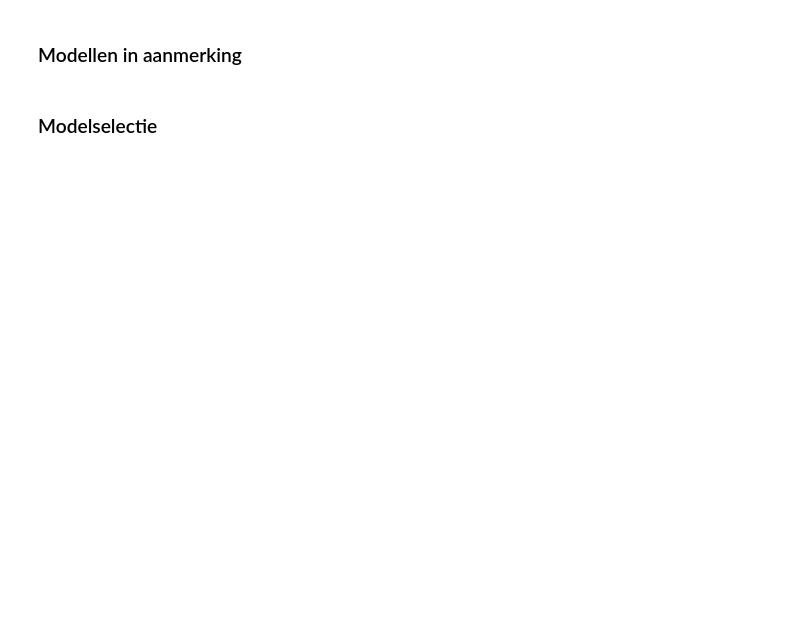
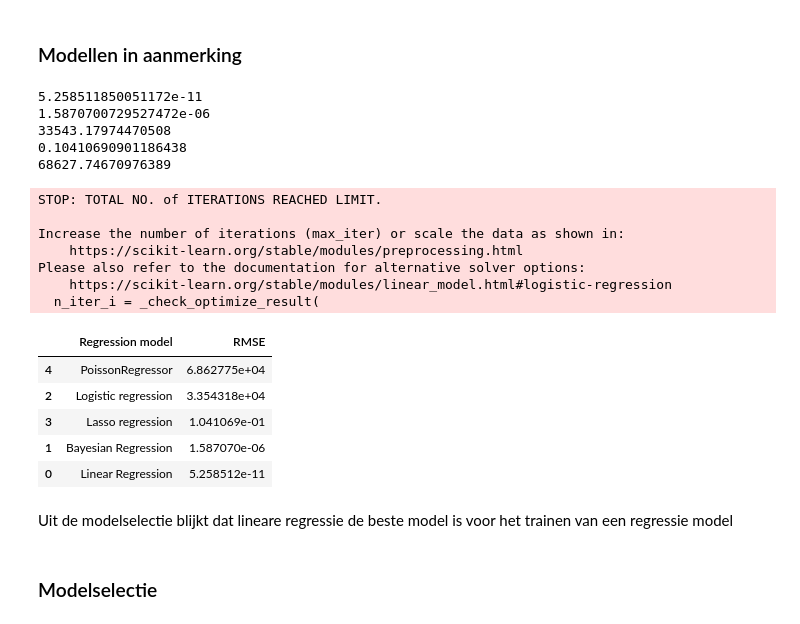
Before and after one commit to geoduin/HousePricePredictor, a Jupyter notebook: data_science_challenge.ipynb, the cells around one changed output. Cells and saved outputs as stored; diff of their text form; code cells hidden in the pictures; blank space fills up the shorter version.

```diff
--- a/data_science_challenge.ipynb
+++ b/data_science_challenge.ipynb
@@ -692,6 +692,9 @@ cleaned_data.head()
 # %%
 from sklearn.model_selection import train_test_split
 target = cleaned_data["SalePrice"]
-independent_variables = cleaned_data
-# Voorgestelde split 70/30
-x_train, x_validation, y_train, y_validation = train_test_split(cleaned_data, target, train_size=0.7, test_size=0.3)
+independent_variables = cleaned_data.drop("SalePrice", axis=1)
+# Split training en test/validatie sets 60 - 40 (20 - 20)
+x_train, x_valid_test, y_train, y_valid_test = train_test_split(cleaned_data, target, train_size=0.7, test_size=0.3)
+
+# Split van valid_test naar validatie en test set 50/50
+x_valid, x_test, y_valid, y_test = train_test_split(cleaned_data, target, train_size=0.5, test_size=0.5)
@@ -698,4 +721,65 @@ x_train, x_validation, y_train, y_validation = train_test_split(cleaned_data, ta
 # %% [markdown]
 ### Modellen in aanmerking
+# %%
+from sklearn.linear_model import LinearRegression, BayesianRidge, Lasso, LogisticRegression, PoissonRegressor
+from sklearn.metrics import root_mean_squared_error
+
+
+linear_model = LinearRegression()
+bayesian_model = BayesianRidge()
+lasso_model = Lasso()
+logistic_model = LogisticRegression()
+poison_model = PoissonRegressor()
+
+linear_model.fit(x_train, y_train)
+bayesian_model.fit(x_train, y_train)
+logistic_model.fit(x_train, y_train)
+
+lasso_model.fit(x_train, y_train)
+poison_model.fit(x_train, y_train)
+
+y_predicted = linear_model.predict(x_valid)
+y_bayesian_predicted = bayesian_model.predict(x_valid)
+y_logistic_predicted = logistic_model.predict(x_valid)
+y_lasso_predicted = lasso_model.predict(x_valid)
+y_poison_predicted = poison_model.predict(x_valid)
+
+rmse_linear = root_mean_squared_error(y_valid, y_predicted)
+rmse_bayesian = root_mean_squared_error(y_valid, y_bayesian_predicted)
+rmse_logistic = root_mean_squared_error(y_valid, y_logistic_predicted)
+
+rmse_lasso = root_mean_squared_error(y_valid, y_lasso_predicted)
+rmse_poison = root_mean_squared_error(y_valid, y_poison_predicted)
+
+model_list = ["Linear Regression", "Bayesian Regression", "Logistic regression", "Lasso regression", "PoissonRegressor"]
+rms_rs = [rmse_linear, rmse_bayesian, rmse_logistic, rmse_lasso, rmse_poison]
+data = {"Regression model": model_list, "RMSE": rms_rs}
+
+for i in rms_rs:
+    print(i)
+results_df = pd.DataFrame(data)
+
+results_df.head().sort_values("RMSE", ascending=False)
+# %% [output]
+5.258511850051172e-11
+1.5870700729527472e-06
+33543.17974470508
+0.10410690901186438
+68627.74670976389
+STOP: TOTAL NO. of ITERATIONS REACHED LIMIT.
+
+Increase the number of iterations (max_iter) or scale the data as shown in:
+    https://scikit-learn.org/stable/modules/preprocessing.html
+Please also refer to the documentation for alternative solver options:
+    https://scikit-learn.org/stable/modules/linear_model.html#logistic-regression
+  n_iter_i = _check_optimize_result(
+|  | Regression model | RMSE |
+| 4 | PoissonRegressor | 6.862775e+04 |
+| 2 | Logistic regression | 3.354318e+04 |
+| 3 | Lasso regression | 1.041069e-01 |
+| 1 | Bayesian Regression | 1.587070e-06 |
+| 0 | Linear Regression | 5.258512e-11 |
+# %% [markdown]
+Uit de modelselectie blijkt dat lineare regressie de beste model is voor het trainen van een regressie model
 # %% [markdown]
 ### Modelselectie
```
Also changed, not shown: parts of 8 cells of this notebook, 1 other file.
